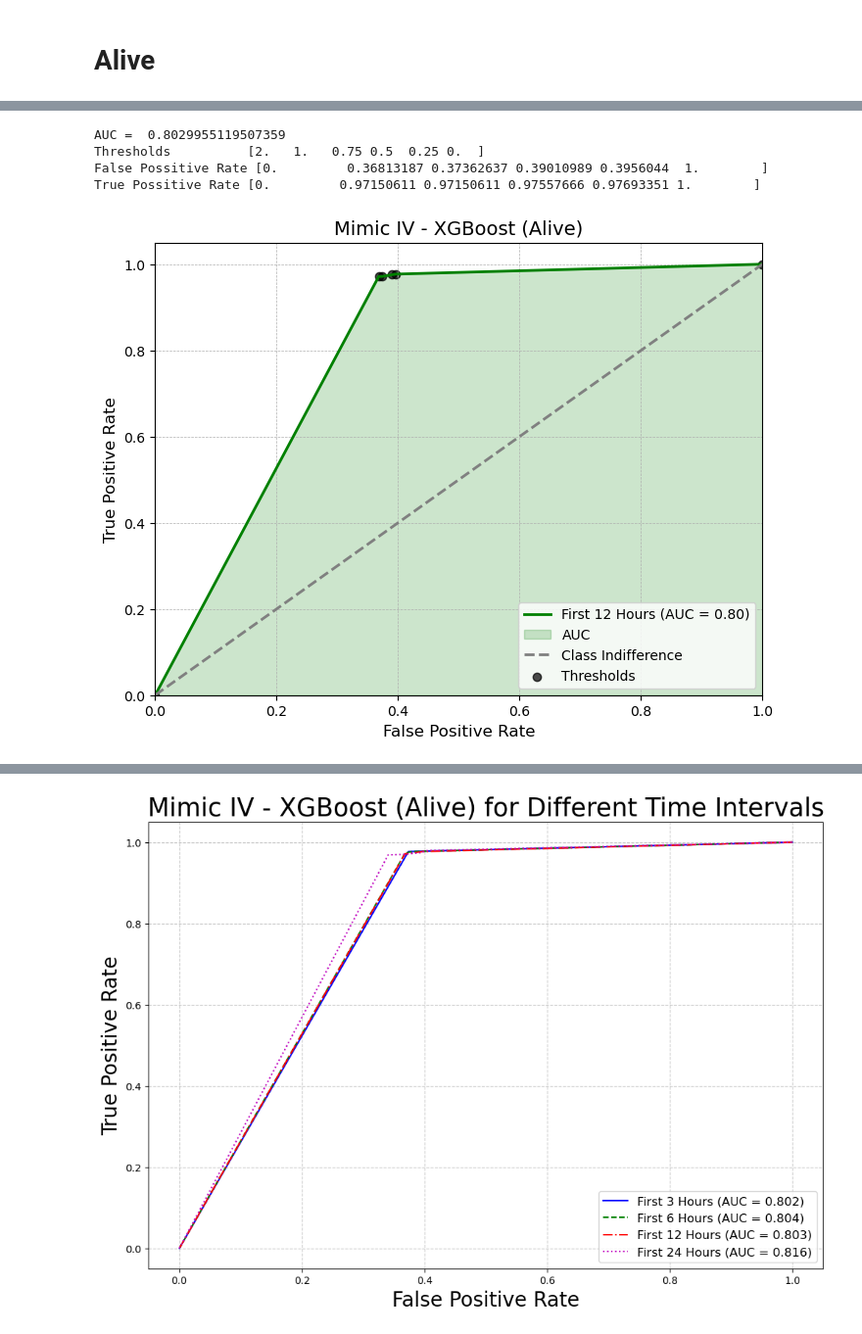
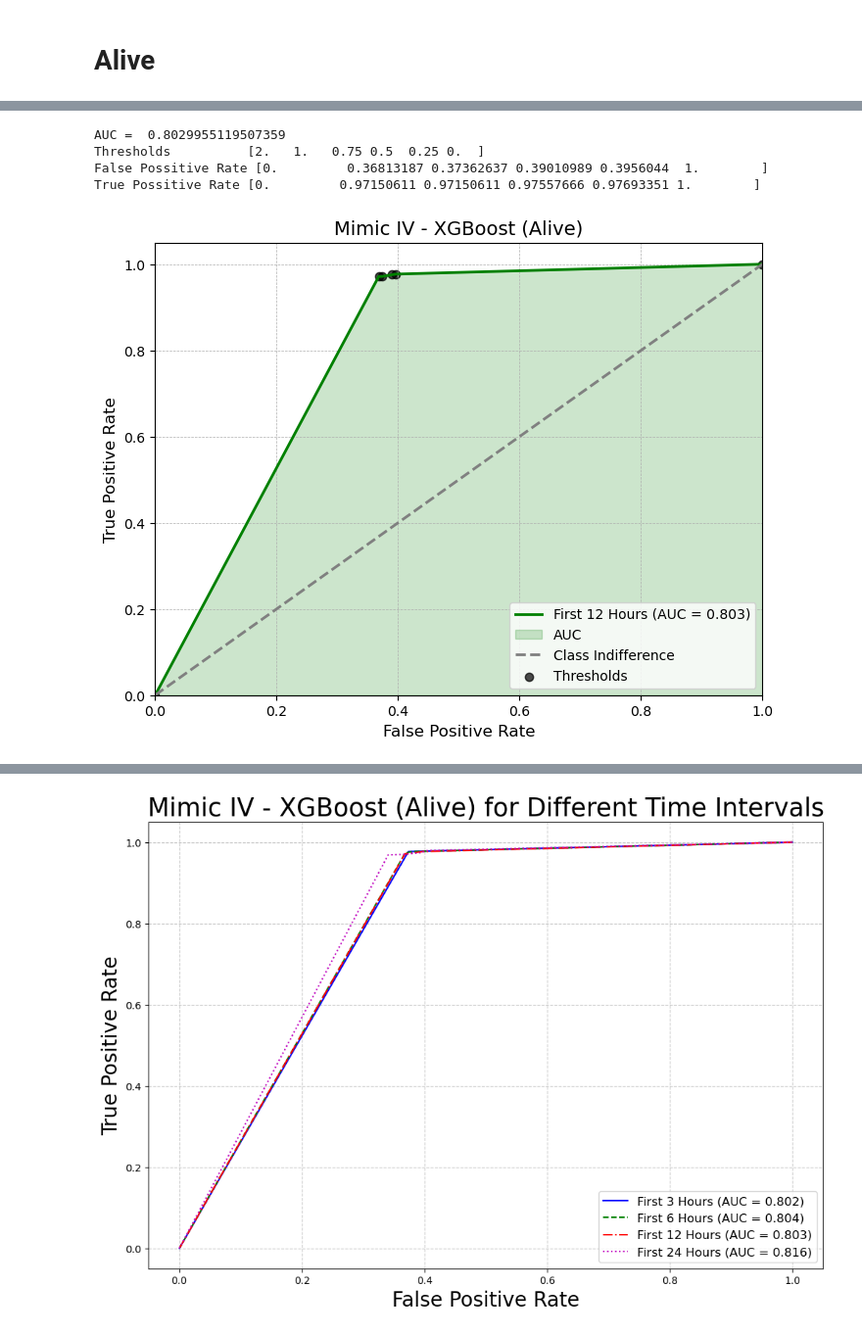
Before and after one commit to DimopDim/PhD, a Jupyter notebook: 05_Machine_Learning/02_XGBoost_expire_flag.ipynb, the cells around one changed output, grey strips where cells are left out. Shown at 98% size. Cells and saved outputs as stored; diff of their text form; code cells hidden in the pictures.

```diff
--- a/05_Machine_Learning/02_XGBoost_expire_flag.ipynb
+++ b/05_Machine_Learning/02_XGBoost_expire_flag.ipynb
@@ -492,39 +496,39 @@ fpr3, tpr3, thresholds3 = roc_curve(ground_truth_alive3, prob_alive3)
 
 # Combine ROC curve and scatter plot
 plt.figure(figsize=(8, 6))
-plt.plot(fpr3, tpr3, color='green', lw=2, label=f'First 12 Hours (AUC = {auc_3:.2f})')
+plt.plot(fpr3, tpr3, color='green', lw=2, label=f'First 12 Hours (AUC = {auc_3:.3f})')
 plt.fill_between(fpr3, tpr3, color='green', alpha=0.2, label='AUC')
 plt.plot([0, 1], [0, 1], color='gray', lw=2, linestyle='--', label='Class Indifference')
 plt.xlim([0.0, 1.0])
 plt.ylim([0.0, 1.05])
 
 # Scatter plot with transparency and annotations
 plt.scatter(fpr3, tpr3, marker='o', color='black', alpha=0.7, label='Thresholds')
 
 # Threshold Number in the plot
 #for i, threshold in enumerate(thresholds3):
 #    plt.annotate(f"{threshold:.2f}", (fpr3[i], tpr3[i]), xytext=(5, -5), textcoords='offset points', fontsize=8)
 
 # Common formatting
 plt.xlabel(xlabel, fontsize=12)
 plt.ylabel(ylabel, fontsize=12)
 plt.title(algorithm_label + " (Alive)", fontsize=14)
 plt.grid(True, linestyle='--', linewidth=0.5)
 plt.legend(loc='lower right')  # Adjust legend location for balance
 
 # Print statements
 print("AUC = ", auc_3)
 print("Thresholds         ", thresholds3)
 print("False Possitive Rate", fpr3)
 print("True Possitive Rate", tpr3)
 
 plt.show()
 # %% [output]
 AUC =  0.8029955119507359
 Thresholds          [2.   1.   0.75 0.5  0.25 0.  ]
 False Possitive Rate [0.         0.36813187 0.37362637 0.39010989 0.3956044  1.        ]
 True Possitive Rate [0.         0.97150611 0.97150611 0.97557666 0.97693351 1.        ]
-[figure, old version]
+[figure, new version]
 # %%
 """First 24 hours"""
 
```
Also changed, not shown: parts of 5 cells of this notebook.
